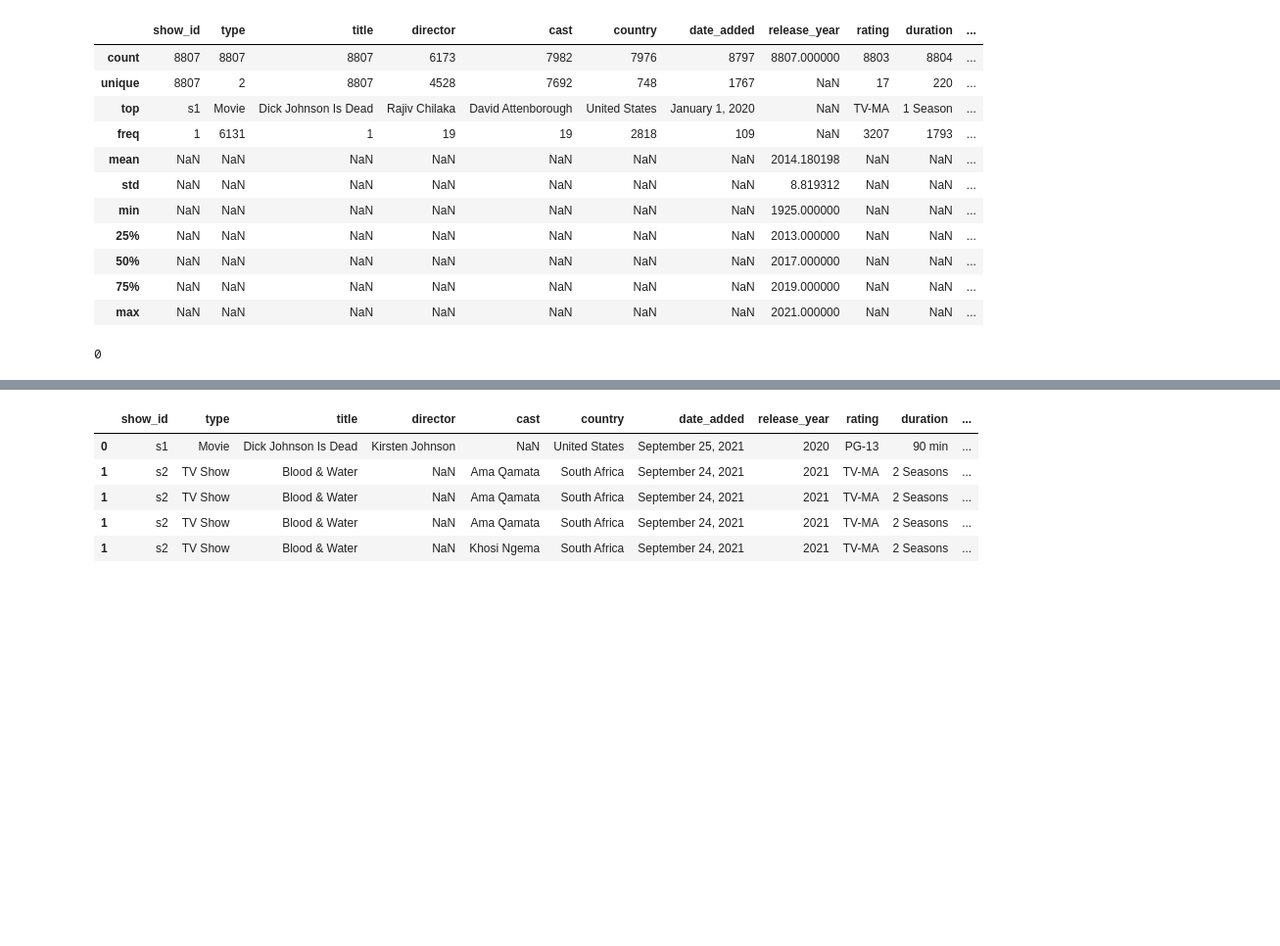
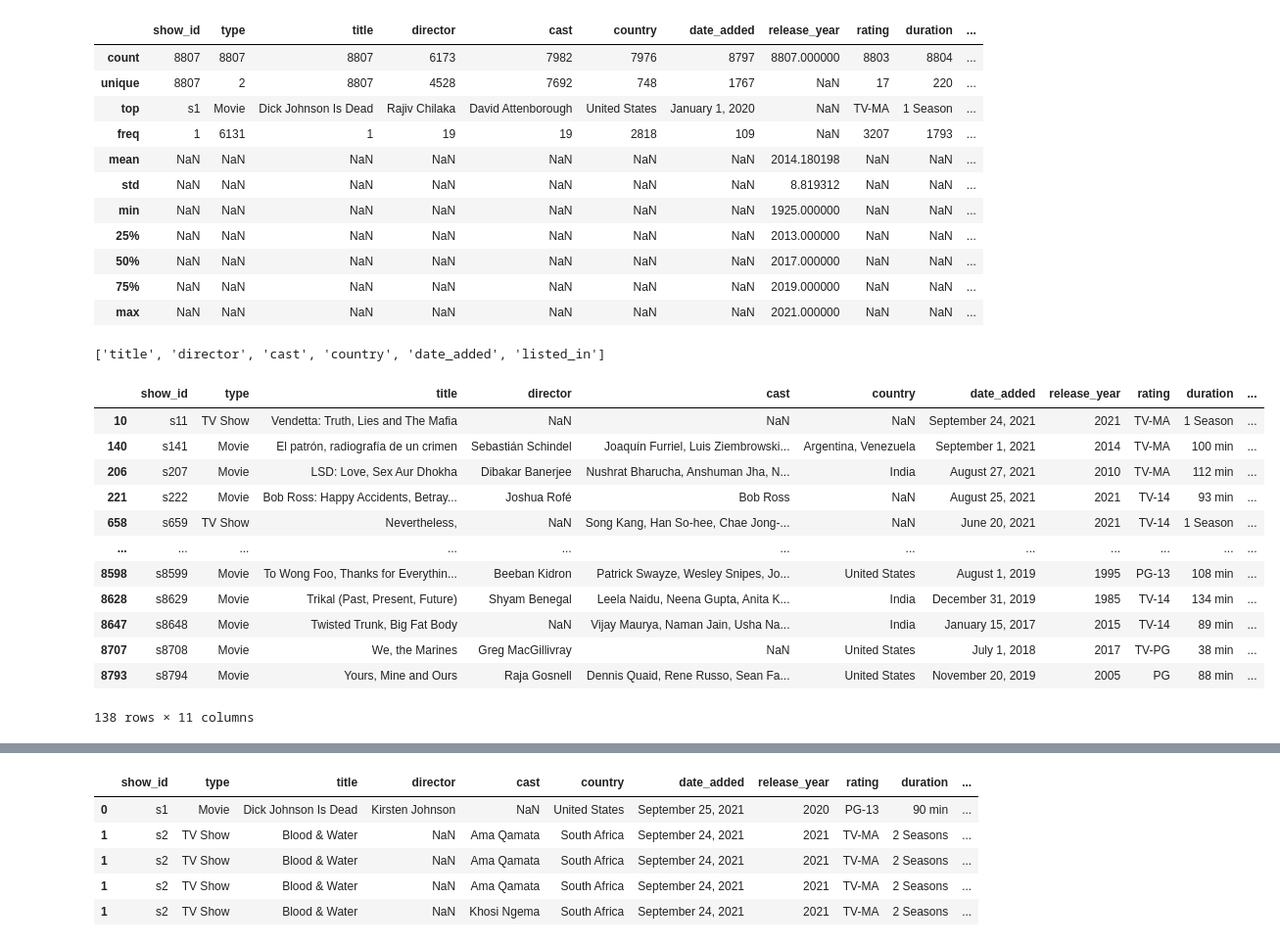
Before and after one commit to charles-owo/ott_platform_data_cleaning, a Jupyter notebook: ott_platform_cleaning.ipynb, the cells around one changed output, grey strips where cells are left out. Shown at 98% size. Saved outputs shown, nothing was run; the diff lists cells and outputs as text; code cells hidden in the pictures; blank space fills up the shorter version.

```diff
--- a/ott_platform_cleaning.ipynb
+++ b/ott_platform_cleaning.ipynb
@@ -74,7 +74,32 @@ legacy_summary
 | 50% | NaN | NaN | NaN | NaN | NaN | NaN | NaN | 2017.000000 | NaN | NaN | ... |
 | 75% | NaN | NaN | NaN | NaN | NaN | NaN | NaN | 2019.000000 | NaN | NaN | ... |
 | max | NaN | NaN | NaN | NaN | NaN | NaN | NaN | 2021.000000 | NaN | NaN | ... |
+# %%
+# getting nested columns
+def get_nested_columns(xx):
+    nested_columns = []
+    for i in xx:
+        if df[df[str(i)].apply(lambda x:"," in str(x))].shape[0] > 0:
+            nested_columns.append(i)
+
+    return nested_columns
+get_nested_columns(df.columns)
+# %% [output]
+['title', 'director', 'cast', 'country', 'date_added', 'listed_in']
 # %%
-np.na(df[df['show_id'].apply(lambda x:"," in str(x))])
+# This looks all right
+df[df['title'].apply(lambda x:"," in str(x))]
 # %% [output]
+|  | show_id | type | title | director | cast | country | date_added | release_year | rating | duration | ... |
+| 10 | s11 | TV Show | Vendetta: Truth, Lies and The Mafia | NaN | NaN | NaN | September 24, 2021 | 2021 | TV-MA | 1 Season | ... |
+| 140 | s141 | Movie | El patrón, radiografía de un crimen | Sebastián Schindel | Joaquín Furriel, Luis Ziembrowski... | Argentina, Venezuela | September 1, 2021 | 2014 | TV-MA | 100 min | ... |
+| 206 | s207 | Movie | LSD: Love, Sex Aur Dhokha | Dibakar Banerjee | Nushrat Bharucha, Anshuman Jha, N... | India | August 27, 2021 | 2010 | TV-MA | 112 min | ... |
+| 221 | s222 | Movie | Bob Ross: Happy Accidents, Betray... | Joshua Rofé | Bob Ross | NaN | August 25, 2021 | 2021 | TV-14 | 93 min | ... |
+| 658 | s659 | TV Show | Nevertheless, | NaN | Song Kang, Han So-hee, Chae Jong-... | NaN | June 20, 2021 | 2021 | TV-14 | 1 Season | ... |
+| ... | ... | ... | ... | ... | ... | ... | ... | ... | ... | ... | ... |
+| 8598 | s8599 | Movie | To Wong Foo, Thanks for Everythin... | Beeban Kidron | Patrick Swayze, Wesley Snipes, Jo... | United States | August 1, 2019 | 1995 | PG-13 | 108 min | ... |
+| 8628 | s8629 | Movie | Trikal (Past, Present, Future) | Shyam Benegal | Leela Naidu, Neena Gupta, Anita K... | India | December 31, 2019 | 1985 | TV-14 | 134 min | ... |
+| 8647 | s8648 | Movie | Twisted Trunk, Big Fat Body | NaN | Vijay Maurya, Naman Jain, Usha Na... | India | January 15, 2017 | 2015 | TV-14 | 89 min | ... |
+| 8707 | s8708 | Movie | We, the Marines | Greg MacGillivray | NaN | United States | July 1, 2018 | 2017 | TV-PG | 38 min | ... |
+| 8793 | s8794 | Movie | Yours, Mine and Ours | Raja Gosnell | Dennis Quaid, Rene Russo, Sean Fa... | United States | November 20, 2019 | 2005 | PG | 88 min | ... |
-0
+138 rows × 11 columns
```
Also changed, not shown: parts of 12 cells of this notebook.
